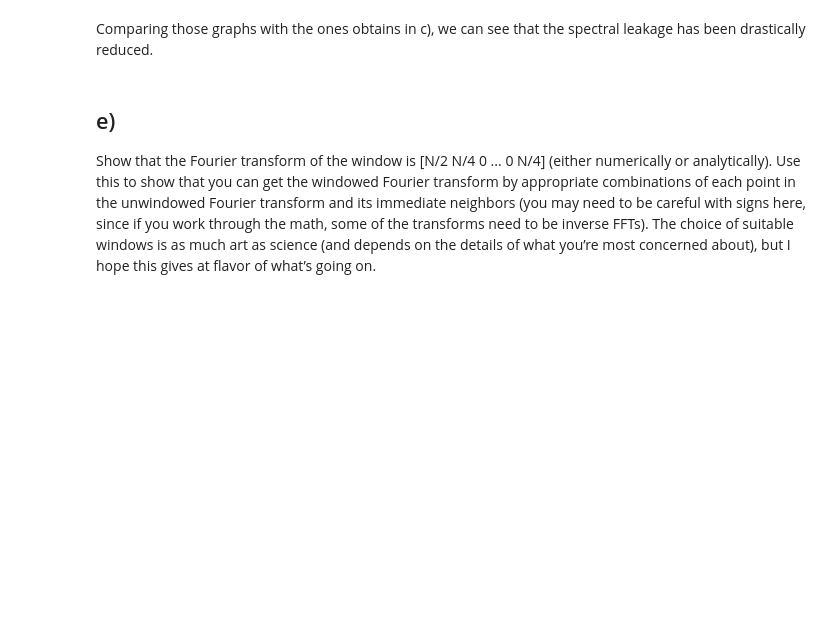
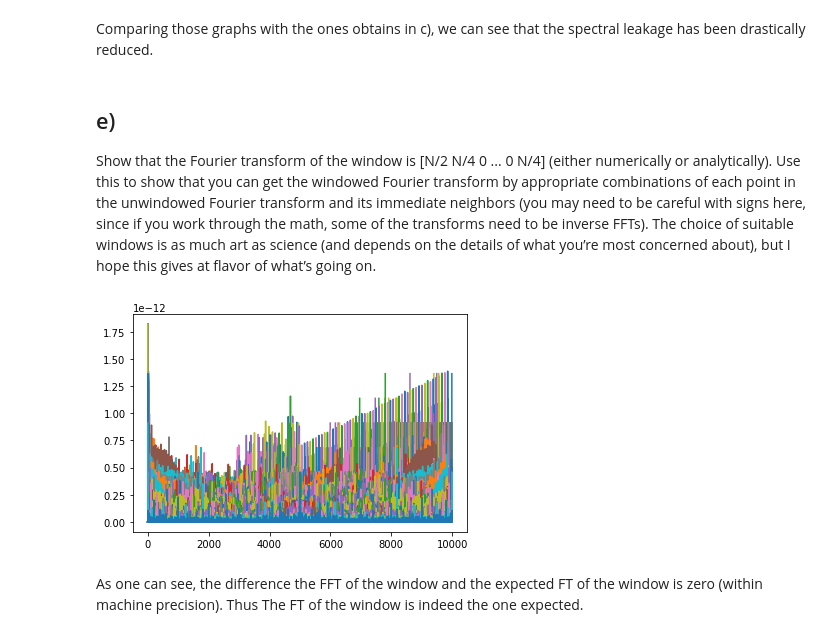
Before and after one commit to RphlFrmnt/PHYS512, a Jupyter notebook: Assign_4.ipynb, the cells around one changed output. Saved outputs shown, nothing was run; the diff lists cells and outputs as text; code cells hidden in the pictures; blank space fills up the shorter version.

```diff
--- a/Assign_4.ipynb
+++ b/Assign_4.ipynb
@@ -403,3 +403,28 @@ Comparing those graphs with the ones obtains in c), we can see that the spectral
 # %% [markdown]
 ## e)
 Show that the Fourier transform of the window is [N/2 N/4 0 ... 0 N/4] (either numerically or analytically). Use this to show that you can get the windowed Fourier transform by appropriate combinations of each point in the unwindowed Fourier transform and its immediate neighbors (you may need to be careful with signs here, since if you work through the math, some of the transforms need to be inverse FFTs). The choice of suitable windows is as much art as science (and depends on the details of what you’re most concerned about), but I hope this gives at flavor of what’s going on.
+# %%
+# Define the expected fourrier transform of the window:
+def Ft_window(N,lenght):
+    Ft = np.zeros(lenght)
+    Ft[0] = N/2
+    Ft[1] = N/4
+    Ft[-1] = N/4
+    return Ft
+# %%
+# Check for all N from 10 to 10 000 that the difference btw the expected and actual
+# FT of the window is zero (within machine precision).
+Nmin = 10
+Nmax = 10000
+N = np.linspace(Nmin,Nmax,Nmax-Nmin+1)
+for n in range(len(N)):
+    k = np.linspace(0,n+Nmin-1,n+Nmin)
+    y = window(k,n+Nmin)
+    FFT = np.abs(np.fft.fft(y))
+    Ft = Ft_window(n+Nmin,len(k))
+    Res = np.abs(FFT - Ft)
+    plt.plot(k,Res)
+# %% [output]
+[figure, added]
+# %% [markdown]
+As one can see, the difference the FFT of the window and the expected FT of the window is zero (within machine precision). Thus The FT of the window is indeed the one expected.
```
